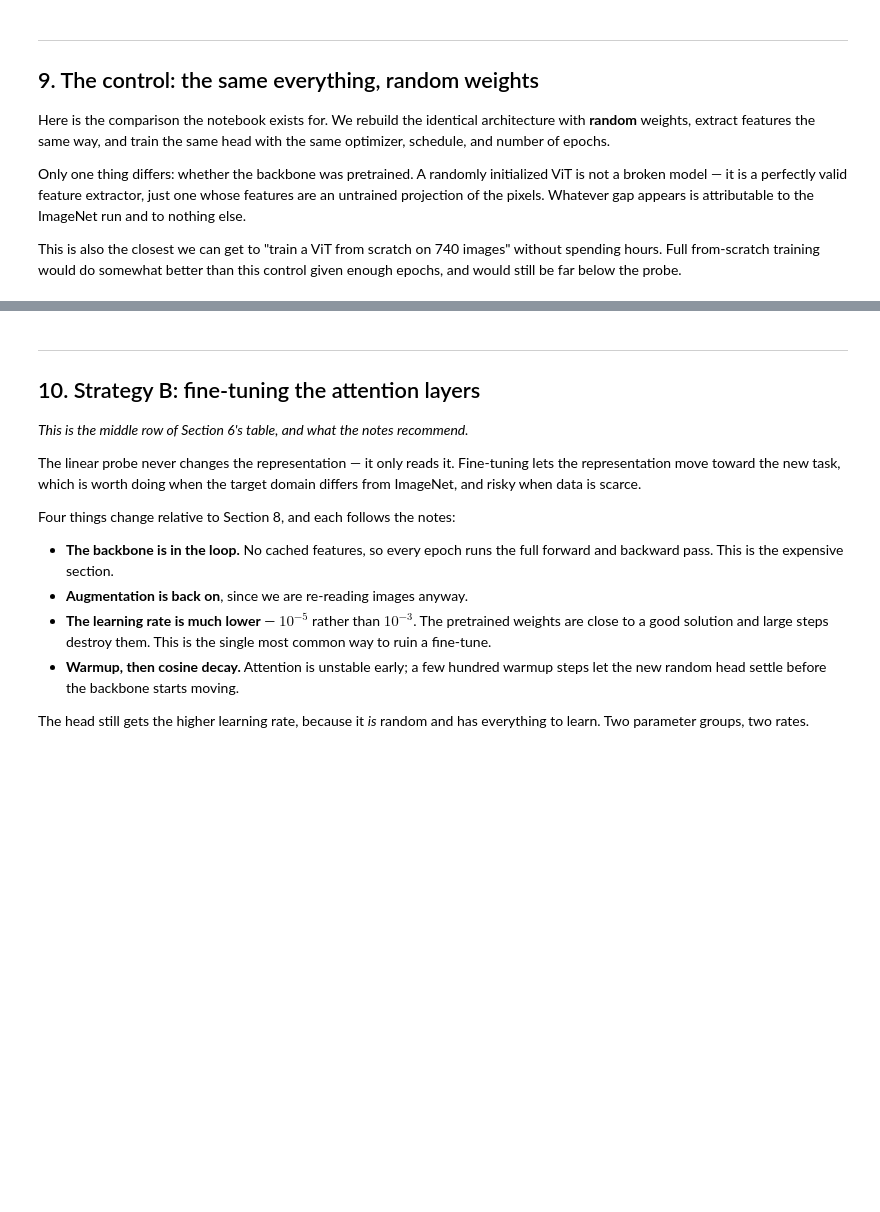
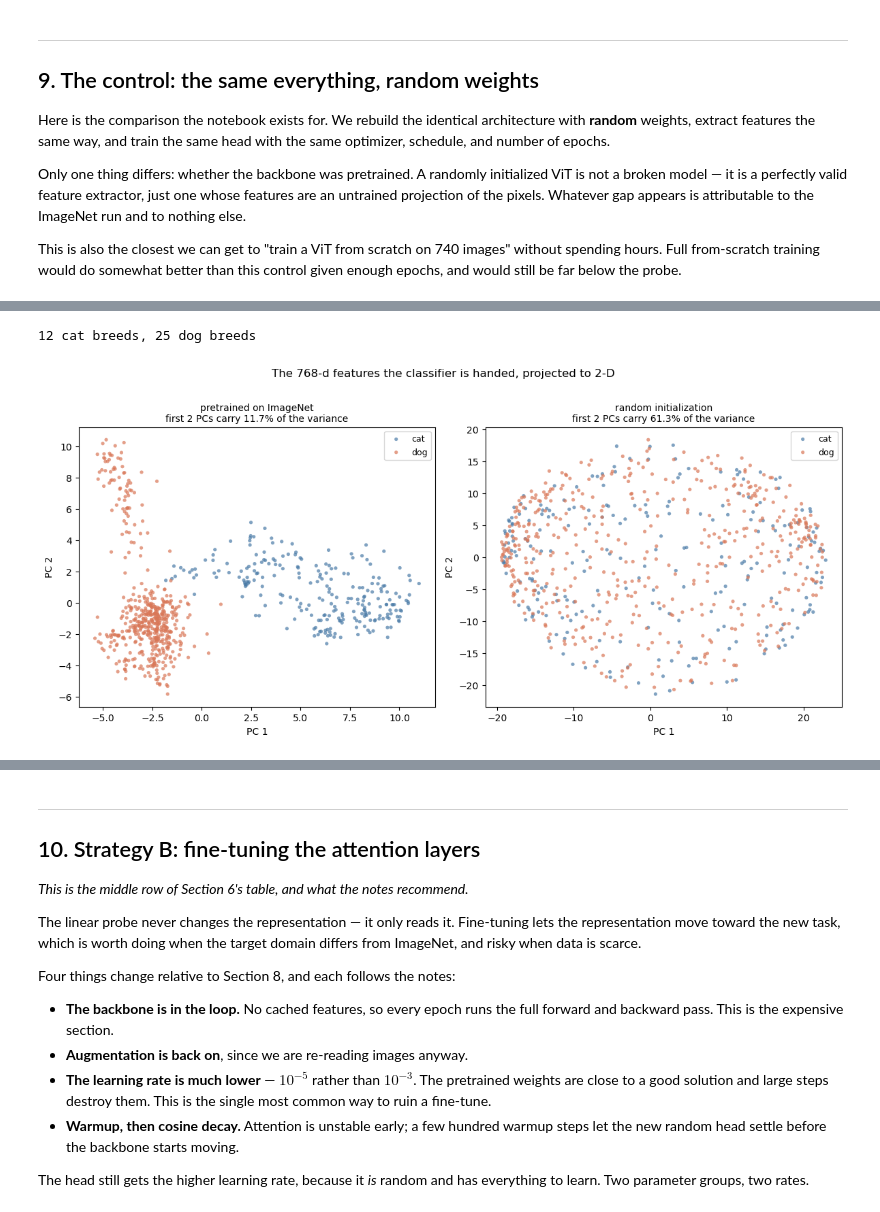
Before and after one commit to RibeiroResearch/neural-nets-tutorials, a Jupyter notebook: vit_transfer_learning.ipynb, the cells around one changed output, grey strips where cells are left out. Drawn from its saved outputs; the diff is of its cells as text; code cells hidden in the pictures; blank space fills up the shorter version.

```diff
--- a/vit_transfer_learning.ipynb
+++ b/vit_transfer_learning.ipynb
@@ -657,0 +776,49 @@ plt.show()
+# %%
+# The 12 cat breeds in Oxford-IIIT Pet; the other 25 are dogs.
+CAT_BREEDS = {
+    "Abyssinian", "Bengal", "Birman", "Bombay", "British Shorthair",
+    "Egyptian Mau", "Maine Coon", "Persian", "Ragdoll", "Russian Blue",
+    "Siamese", "Sphynx",
+}
+unmatched = CAT_BREEDS - set(CLASSES)
+assert not unmatched, f"breed names do not match this torchvision version: {unmatched}"
+
+is_cat = torch.tensor([CLASSES[c] in CAT_BREEDS for c in range(N_CLASSES)])
+print(f"{int(is_cat.sum())} cat breeds, {int((~is_cat).sum())} dog breeds")
+
+
+def project_2d(X):
+    """First two principal components, and the fraction of variance they carry."""
+    centred = X - X.mean(0, keepdim=True)
+    _, S, V = torch.pca_lowrank(centred, q=8)
+    coords = centred @ V[:, :2]
+    explained = (S[:2] ** 2).sum() / (centred ** 2).sum()
+    return coords.numpy(), explained.item()
+
+
+@torch.no_grad()
+def nearest_neighbour_accuracy(X_train, y_train, X_test, y_test):
+    """Label each test point by its closest training point. No training at all."""
+    distances = torch.cdist(X_test, X_train)          # (n_test, n_train)
+    nearest = distances.argmin(dim=1)
+    return (y_train[nearest] == y_test).float().mean().item()
+# %% [output]
+12 cat breeds, 25 dog breeds
+# %%
+fig, axes = plt.subplots(1, 2, figsize=(12, 5.5), sharex=False)
+
+for ax, X, name in [(axes[0], Xtr, "pretrained on ImageNet"),
+                    (axes[1], Rtr, "random initialization")]:
+    coords, explained = project_2d(X)
+    species = is_cat[ytr].numpy()
+    for mask, label, colour in [(species, "cat", "#4a7ba7"), (~species, "dog", "#d97757")]:
+        ax.scatter(coords[mask, 0], coords[mask, 1], s=14, alpha=0.7,
+                   c=colour, label=label, edgecolors="none")
+    ax.set_title(f"{name}\nfirst 2 PCs carry {explained:.1%} of the variance", fontsize=10)
+    ax.set_xlabel("PC 1"); ax.set_ylabel("PC 2"); ax.legend(loc="best", fontsize=9)
+
+fig.suptitle("The 768-d features the classifier is handed, projected to 2-D", y=1.01)
+plt.tight_layout()
+plt.show()
+# %% [output]
+[figure, added]
```
Also changed, not shown: parts of 32 cells of this notebook.
